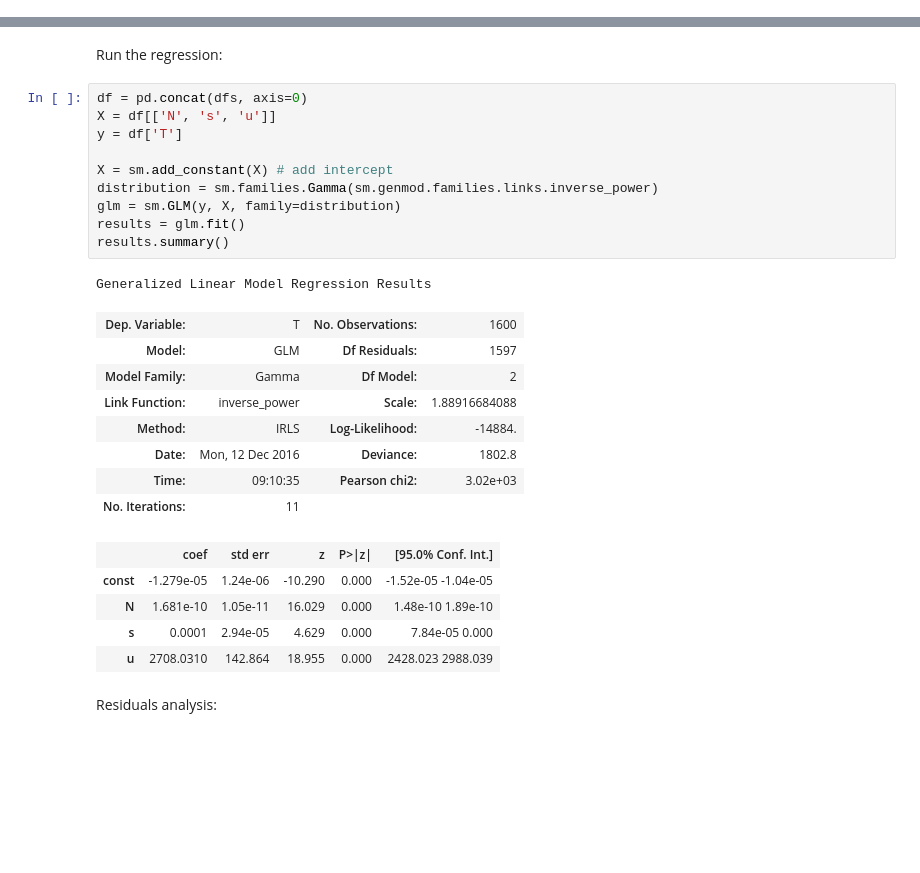
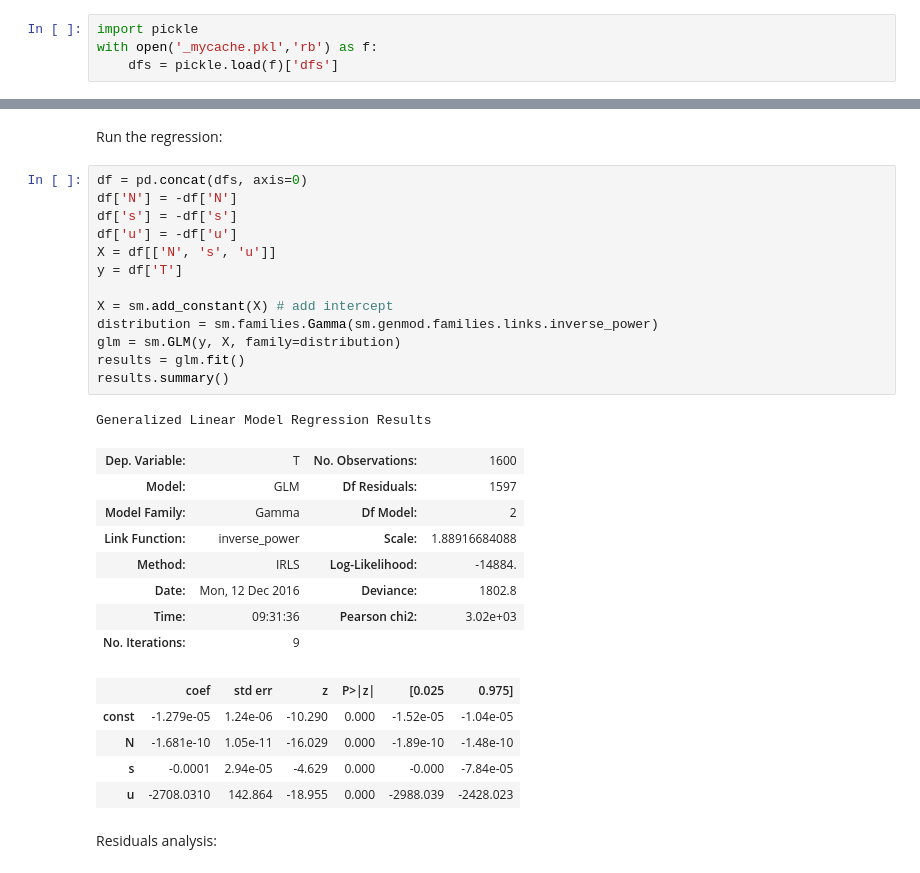
Before and after one commit to yoavram/ipython-notebooks, a Jupyter notebook: exponential regression of adaptation time.ipynb, the cells around one changed output, grey strips where cells are left out. Saved outputs shown, nothing was run; the diff lists cells and outputs as text; blank space fills up the shorter version.

```diff
--- a/exponential regression of adaptation time.ipynb
+++ b/exponential regression of adaptation time.ipynb
@@ -492,3 +492,7 @@ for _ in range(100):
+# %%
+import pickle
+with open('_mycache.pkl','rb') as f:
+    dfs = pickle.load(f)['dfs']
 # %% [markdown]
 We now fit exponential regression to the simulated data.
 
@@ -503,29 +507,32 @@ $$
 Run the regression:
 # %%
 df = pd.concat(dfs, axis=0)
+df['N'] = -df['N']
+df['s'] = -df['s']
+df['u'] = -df['u']
 X = df[['N', 's', 'u']]
 y = df['T']
 
 X = sm.add_constant(X) # add intercept
 distribution = sm.families.Gamma(sm.genmod.families.links.inverse_power)
 glm = sm.GLM(y, X, family=distribution)
 results = glm.fit()
 results.summary()
 # %% [output]
 Generalized Linear Model Regression Results
 | Dep. Variable: | T | No. Observations: | 1600 |
 | Model: | GLM | Df Residuals: | 1597 |
 | Model Family: | Gamma | Df Model: | 2 |
 | Link Function: | inverse_power | Scale: | 1.88916684088 |
 | Method: | IRLS | Log-Likelihood: | -14884. |
 | Date: | Mon, 12 Dec 2016 | Deviance: | 1802.8 |
-| Time: | 09:10:35 | Pearson chi2: | 3.02e+03 |
-| No. Iterations: | 11 |  |  |
+| Time: | 09:31:36 | Pearson chi2: | 3.02e+03 |
+| No. Iterations: | 9 |  |  |
-|  | coef | std err | z | P>|z| | [95.0% Conf. Int.] |
-| const | -1.279e-05 | 1.24e-06 | -10.290 | 0.000 | -1.52e-05 -1.04e-05 |
-| N | 1.681e-10 | 1.05e-11 | 16.029 | 0.000 | 1.48e-10 1.89e-10 |
-| s | 0.0001 | 2.94e-05 | 4.629 | 0.000 | 7.84e-05 0.000 |
-| u | 2708.0310 | 142.864 | 18.955 | 0.000 | 2428.023 2988.039 |
+|  | coef | std err | z | P>|z| | [0.025 | 0.975] |
+| const | -1.279e-05 | 1.24e-06 | -10.290 | 0.000 | -1.52e-05 | -1.04e-05 |
+| N | -1.681e-10 | 1.05e-11 | -16.029 | 0.000 | -1.89e-10 | -1.48e-10 |
+| s | -0.0001 | 2.94e-05 | -4.629 | 0.000 | -0.000 | -7.84e-05 |
+| u | -2708.0310 | 142.864 | -18.955 | 0.000 | -2988.039 | -2428.023 |
 # %% [markdown]
 Residuals analysis:
 # %%
```
Also changed, not shown: parts of 16 cells of this notebook.
